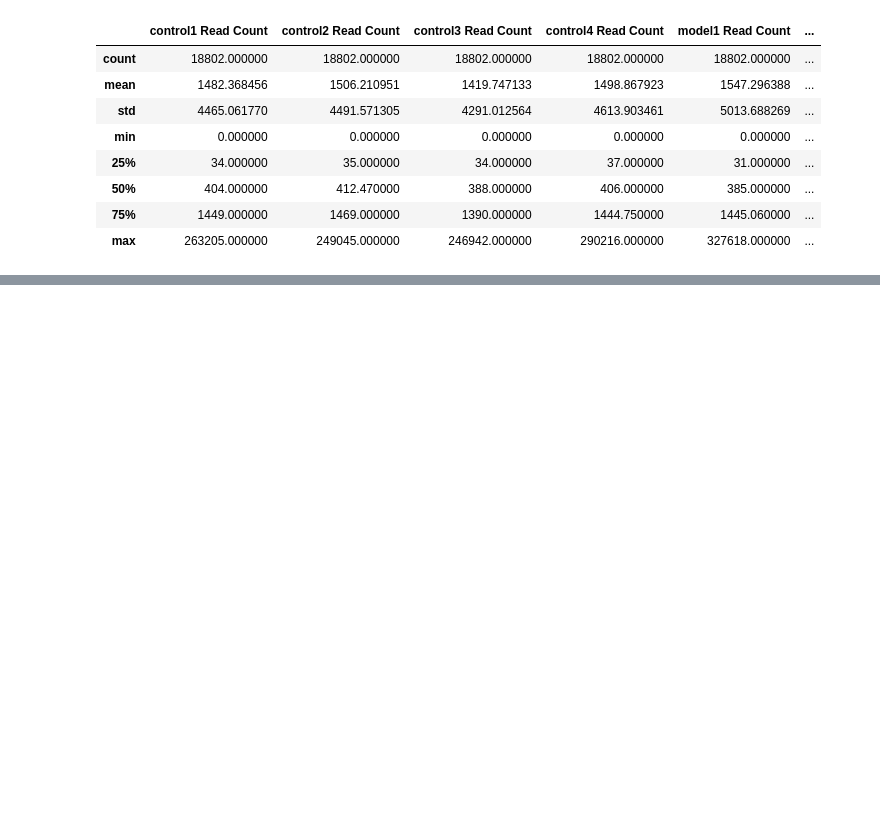
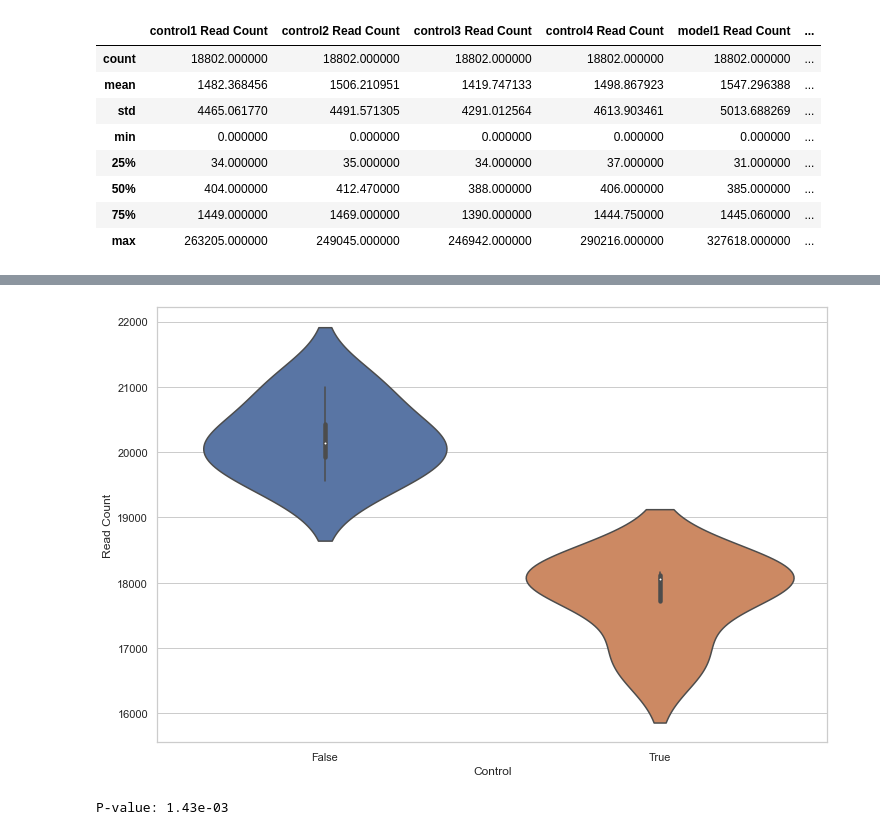
Before and after one commit to Ivan2nn/somatosensory-analysis, a Jupyter notebook: FirstAnalysis.ipynb, the cells around one changed output, grey strips where cells are left out. Drawn from its saved outputs; the diff is of its cells as text; code cells hidden in the pictures; blank space fills up the shorter version.

```diff
--- a/FirstAnalysis.ipynb
+++ b/FirstAnalysis.ipynb
@@ -43,0 +102,5 @@ df.describe()
+# %%
+df_scn9a = df[df['Gene Symbol'] == 'Scn9a'].iloc[:,:11]
+# %%
+df_scn9a = df_scn9a.melt(id_vars=['Gene ID','Gene Symbol', 'Type'], var_name='Subject', value_name='Read Count')
+df_scn9a
@@ -43,0 +117,3 @@ df.describe()
+# %%
+df_scn9a['Control'] = df_scn9a['Subject'].apply(lambda x: True if 'control' in x else False)
+df_scn9a
@@ -43,0 +130,20 @@ df.describe()
+# %%
+fig2 = plt.figure(figsize=(12,8))
+ax = sns.violinplot(data=df_scn9a, x='Control', y='Read Count')
+ax.set_xlabel('Control')
+
+#fig100.savefig(os.path.join(data_path,"violinplot-tissue.svg"), format='svg', facecolor='w')
+
+plt.show()
+# %% [output]
+[figure, added]
+# %%
+a = df_scn9a[df_scn9a['Control'] == True]['Read Count']
+b = df_scn9a[df_scn9a['Control'] == False]['Read Count']
+
+a = a.dropna()
+b = b.dropna()
+
+print(f'P-value: {ttest_ind(a,b).pvalue:.2e}')
+# %% [output]
+P-value: 1.43e-03
```
Also changed, not shown: parts of 10 cells of this notebook.
